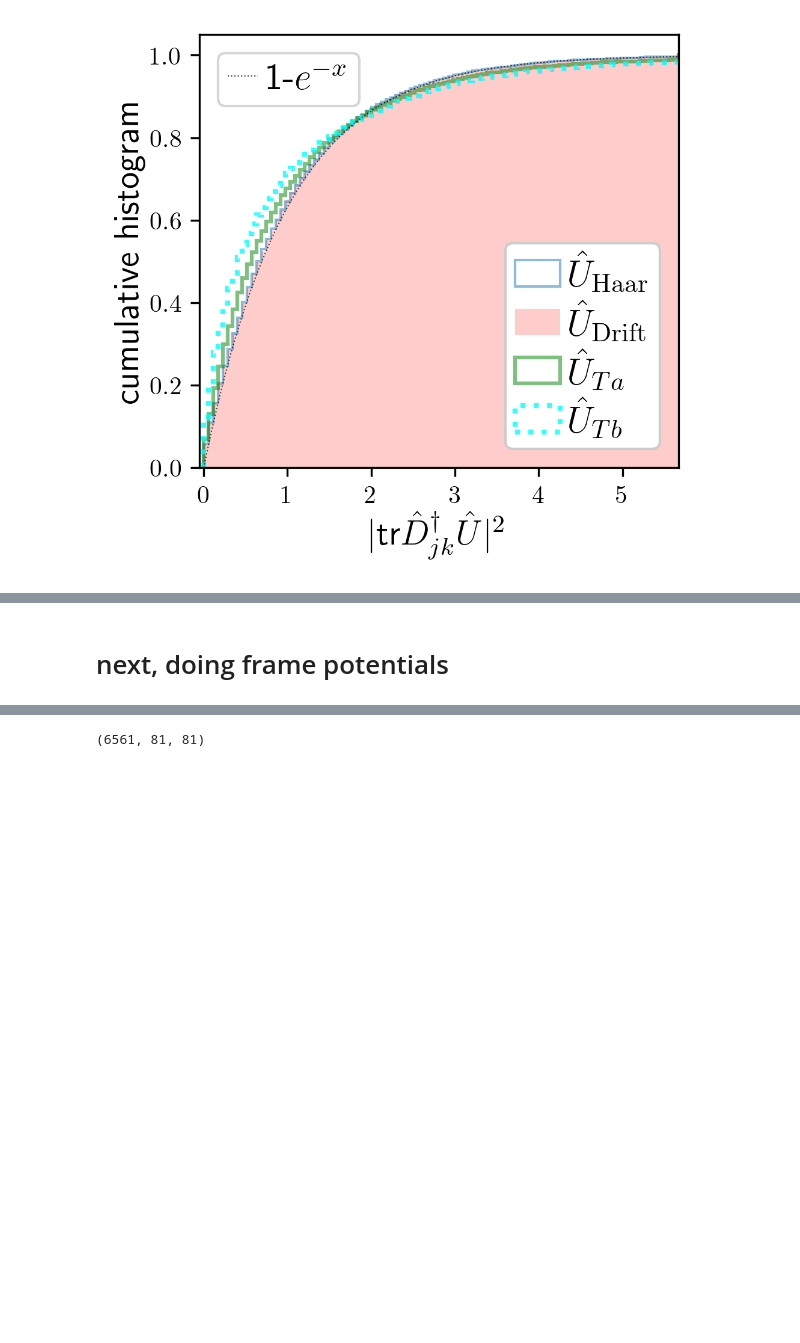
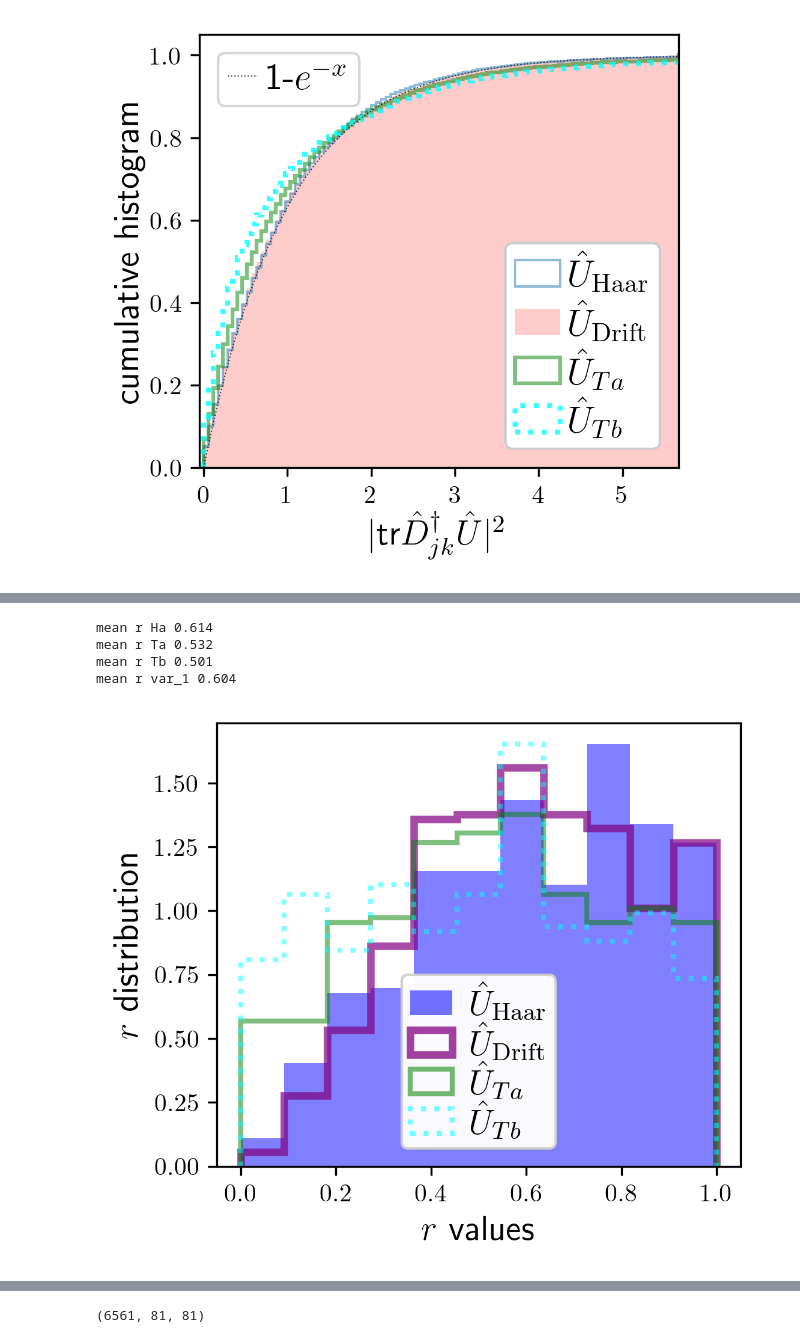
Before and after one commit to aquillen/Qsample, a Jupyter notebook: IPR_v00.ipynb, the cells around one changed output, grey strips where cells are left out. Drawn from its saved outputs; the diff is of its cells as text; code cells hidden in the pictures; blank space fills up the shorter version.

```diff
--- a/IPR_v00.ipynb
+++ b/IPR_v00.ipynb
@@ -875,2 +877,49 @@ plt.show()
-# %% [markdown]
-# next,  doing frame potentials
+# %%
+# from an ordered set of energy level spacings
+# compute the ratio from consecutive values
+def compute_r_ratio(sarr):
+    sarr_left = np.copy(sarr[0:-1])
+    sarr_right = np.copy(sarr[1:])  # these both should be of length N-1
+    top = np.where(sarr_left>sarr_right,sarr_right,sarr_left)  # returns index by index minimum
+    bottom = np.where(sarr_left<sarr_right,sarr_right,sarr_left) # returns index by index maximum
+    return top/bottom  # should be an array length N-1 that is the r-ratios that are used to characterize the spectrum by
+    # Oganesyan+07 Ponte+15
+# %%
+# compute the r_ratios for the 4 unitaries
+r_Ha = compute_r_ratio(sp_Ta.sarr_Ha)  # these have length 599
+r_Ta = compute_r_ratio(sp_Ta.sarr)
+r_Tb = compute_r_ratio(sp_Tb.sarr)
+r_var_1 = compute_r_ratio(sp_var_1.sarr)
+
+print('mean r Ha {:.3f}'.format(np.mean(r_Ha)))
+print('mean r Ta {:.3f}'.format(np.mean(r_Ta)))
+print('mean r Tb {:.3f}'.format(np.mean(r_Tb)))
+print('mean r var_1 {:.3f}'.format(np.mean(r_var_1)))
+# %% [output]
+mean r Ha 0.614
+mean r Ta 0.532
+mean r Tb 0.501
+mean r var_1 0.604
+# %%
+fig,ax = plt.subplots(1,1,figsize=(3.5,3),dpi=300)
+plt.subplots_adjust(left=0.15,right=0.98,top=0.98,bottom=0.16)
+lbins = np.linspace(0,1.0,12)
+style1 = {'facecolor': 'blue', 'linewidth': 2, 'linestyle':'solid'}
+style2 = {'facecolor': 'red',   'edgecolor': 'purple', 'linewidth': 3, 'linestyle':'solid'}
+style3 = {'facecolor': 'green', 'edgecolor': 'green', 'linewidth': 2, 'linestyle':'solid'}
+style4 = {'facecolor': 'cyan', 'edgecolor': 'cyan', 'linewidth': 2, 'linestyle':'dotted'}
+ax.hist(r_Ha,bins=lbins,alpha=0.5,label= r'$\hat U_{\rm Haar}$'    ,density=True,histtype='stepfilled',**style1)
+ax.hist(r_var_1,bins=lbins,alpha=0.7,label= r'$\hat U_{\rm Drift}$'   ,density=True,histtype='step',**style2)
+ax.hist(r_Ta   ,bins=lbins,alpha=0.5,label=r'$\hat U_{Ta}$',density=True,histtype='step',**style3)
+ax.hist(r_Tb  ,bins=lbins,alpha=0.5,label=r'$\hat U_{Tb}$',density=True,histtype='step',**style4)
+first_legend = ax.legend(fontsize=14,borderpad=0.25,handlelength=1.2,handletextpad=0.5,labelspacing=0.03)
+ax.add_artist(first_legend)
+ax.set_xlabel(r'$r$ values',fontsize=14)
+ax.set_ylabel(r'$r$ distribution',fontsize=14)
+
+ofile = froot + 'r_ratio.png'  # in paper
+plt.savefig(ofile)
+
+plt.show()
+# %% [output]
+[figure, added]
```
Also changed, not shown: parts of 19 cells of this notebook.
